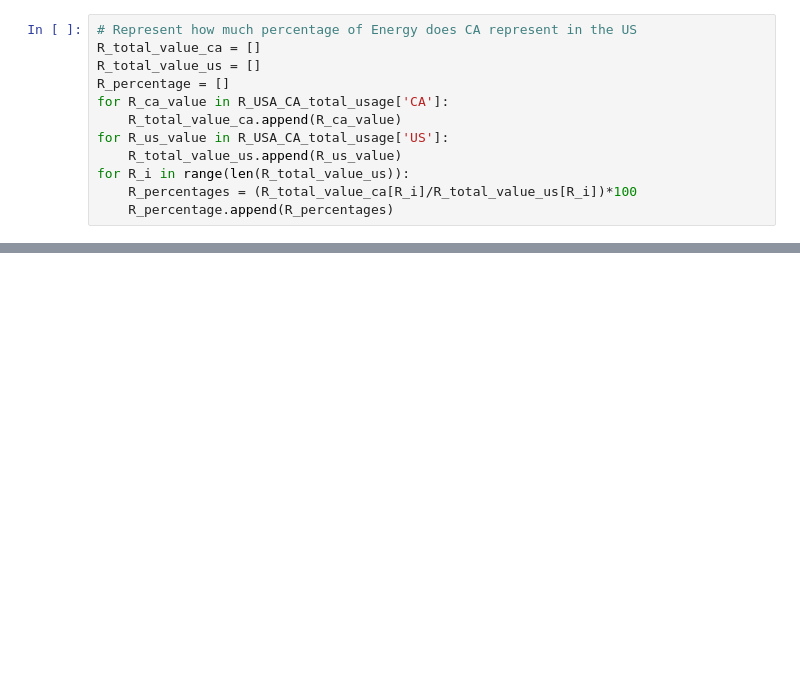
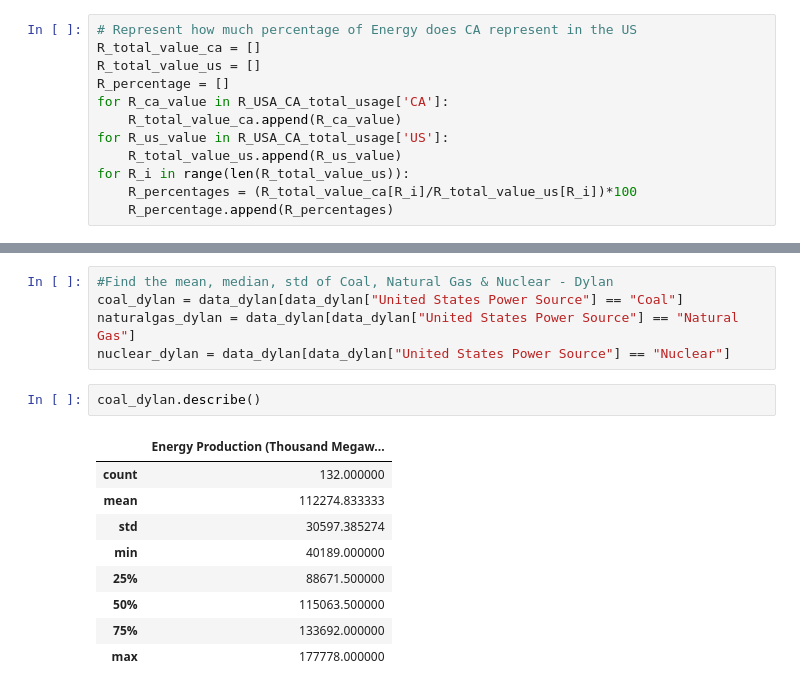
Before and after one commit to DylanRCastillo/CA-US-Emissions-and-Energy-Production, a Jupyter notebook: project_analysis_notebook.ipynb, the cells around one changed output, grey strips where cells are left out. Drawn from its saved outputs; the diff is of its cells as text; blank space fills up the shorter version.

```diff
--- a/project_analysis_notebook.ipynb
+++ b/project_analysis_notebook.ipynb
@@ -374,0 +302,17 @@ plt.show()
+# %%
+#Find the mean, median, std of Coal, Natural Gas & Nuclear - Dylan
+coal_dylan = data_dylan[data_dylan["United States Power Source"] == "Coal"]
+naturalgas_dylan = data_dylan[data_dylan["United States Power Source"] == "Natural Gas"]
+nuclear_dylan = data_dylan[data_dylan["United States Power Source"] == "Nuclear"]
+# %%
+coal_dylan.describe()
+# %% [output]
+|  | Energy Production (Thousand Megaw... |
+| count | 132.000000 |
+| mean | 112274.833333 |
+| std | 30597.385274 |
+| min | 40189.000000 |
+| 25% | 88671.500000 |
+| 50% | 115063.500000 |
+| 75% | 133692.000000 |
+| max | 177778.000000 |
```
Also changed, not shown: parts of 24 cells of this notebook, 3 other files.
